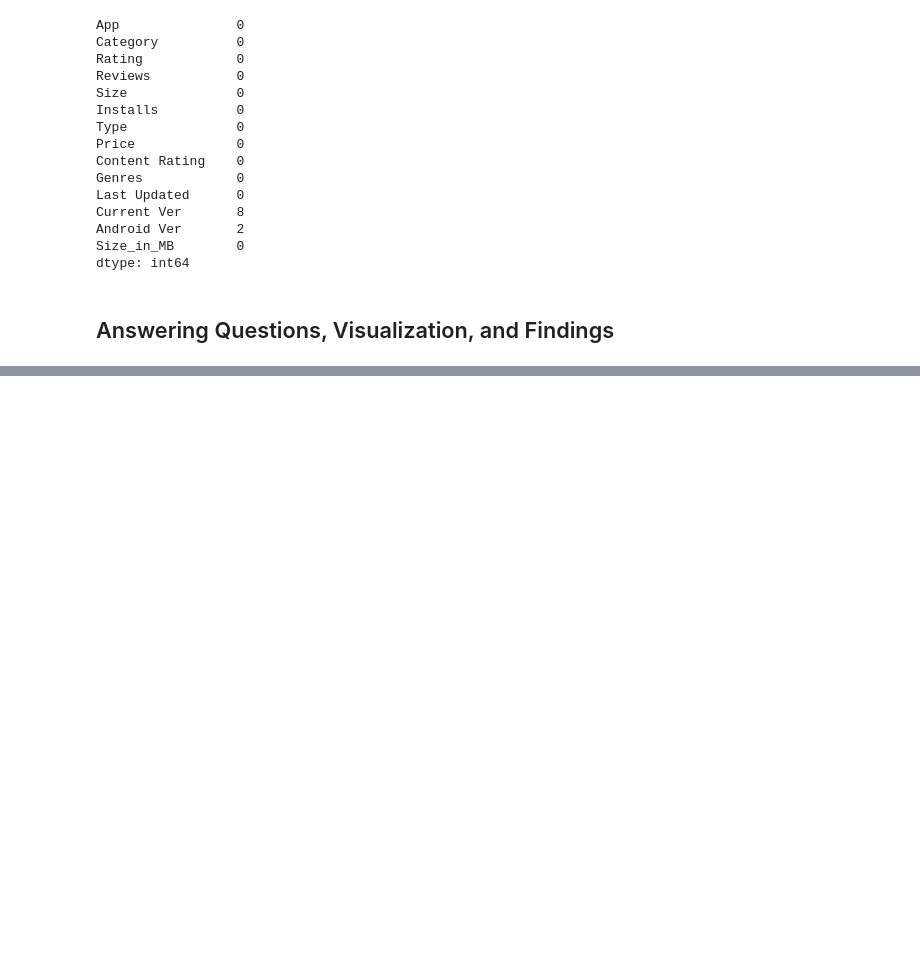
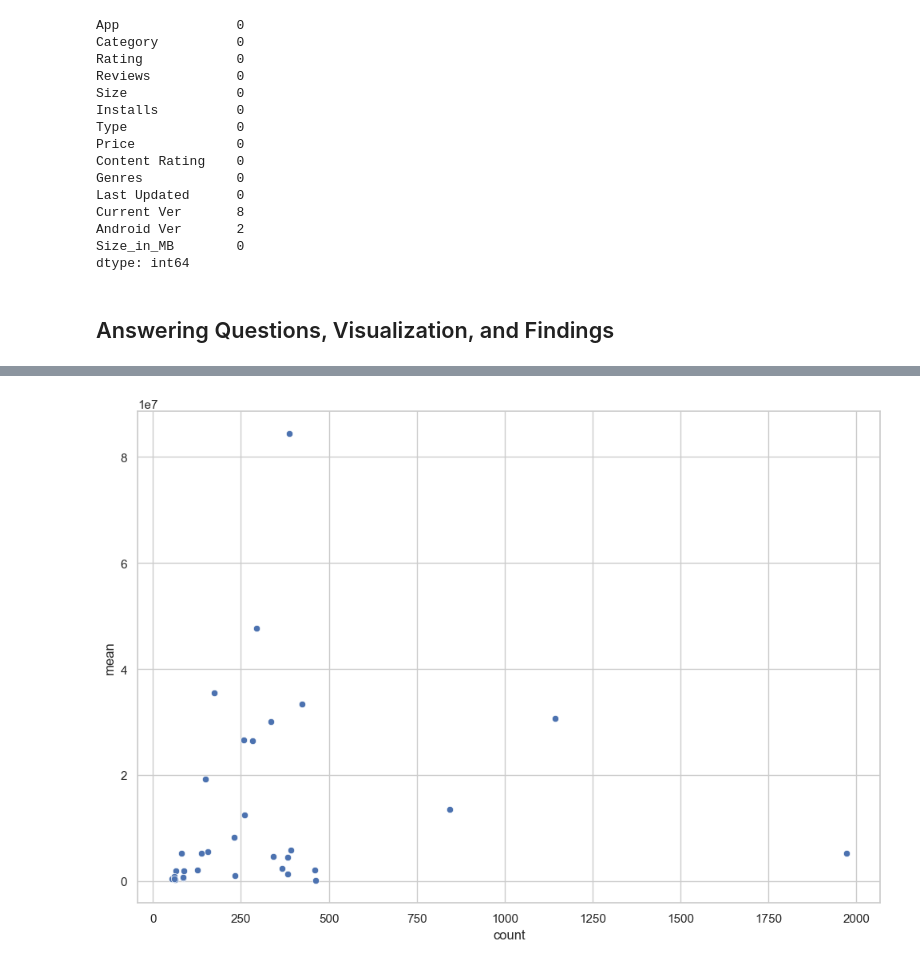
Before and after one commit to Harish-Senthilkumar/google-play-store-analysis, a Jupyter notebook: notebooks/analysis.ipynb, the cells around one changed output, grey strips where cells are left out. Drawn from its saved outputs; the diff is of its cells as text; code cells hidden in the pictures; blank space fills up the shorter version.

Commit message:
plot for the first question

```diff
--- a/notebooks/analysis.ipynb
+++ b/notebooks/analysis.ipynb
@@ -330,3 +330,10 @@ Size_in_MB        0
 dtype: int64
 # %% [markdown]
 ## Answering Questions, Visualization, and Findings
+# %%
+'''
+Group the data by Category, and for each category calculate: number of apps, and average (or total) Installs.
+'''
+category_stats = gps_data.groupby('Category')['Installs'].agg(['count', 'mean'])
+category_stats = category_stats.reset_index()
+category_stats
@@ -332,0 +358,14 @@ dtype: int64
+# %%
+# The visualization code for question #1
+
+sns.set_theme(style = 'whitegrid')
+plt.figure(figsize=(12,8))
+
+
+sns.scatterplot(data=category_stats, x = 'count', y='mean')
+
+
+
+plt.show()
+# %% [output]
+[figure, added]
```
Also changed, not shown: parts of 2 cells of this notebook.
